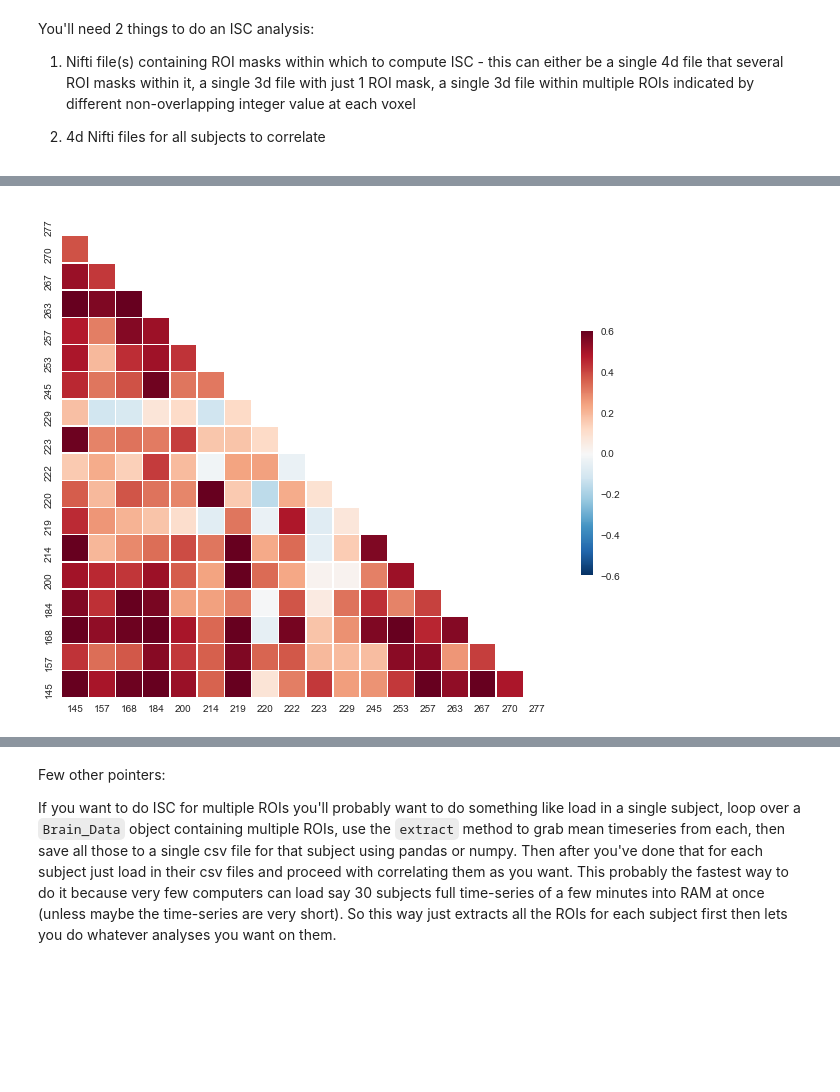
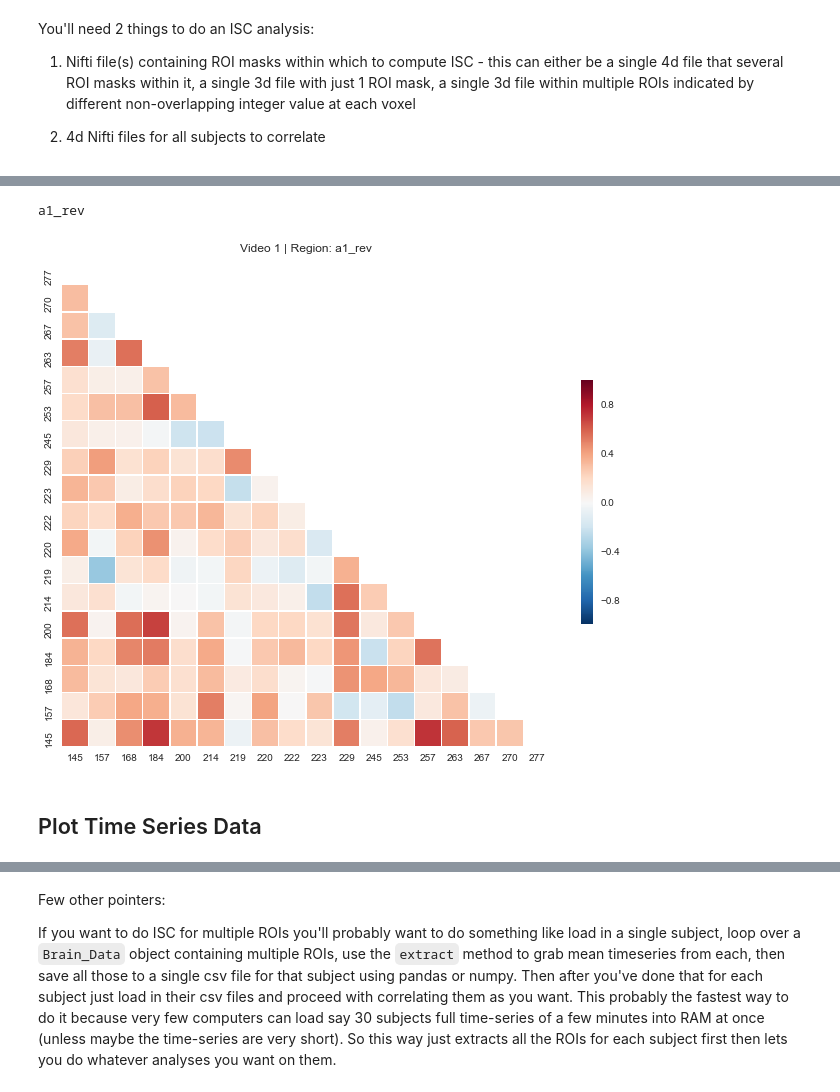
Before and after one commit to Marissa-Clark/EmpathicAccuracy_ISC, a Jupyter notebook: 11_fMRI_Correlations.ipynb, the cells around one changed output, grey strips where cells are left out. Drawn from its saved outputs; the diff is of its cells as text; code cells hidden in the pictures; blank space fills up the shorter version.

```diff
--- a/11_fMRI_Correlations.ipynb
+++ b/11_fMRI_Correlations.ipynb
@@ -183,24 +192,36 @@ for video in range(15,17):
 # %%
-## Plot Group ISC
+print(mask_region)
 
-sns.set(style="white")
+for video in range(1,2):
 
-# Compute the correlation matrix
-corr = sub_corrs
-
-# Genesampling_rate a mask for the upper triangle
-mask2 = np.zeros_like(corr, dtype=np.bool)
-mask2[np.triu_indices_from(mask2)] = True
-
-# Set up the matplotlib figure
-f, ax = plt.subplots(figsize=(11, 9))
+    csv_path = os.path.join(folder_path, 'masked_csv', mask_region, 'video_' + str(video) + '_fMRIcorrelations.csv')
+    sub_corrs = pd.read_csv(csv_path, index_col=0)
 
 
-sns.heatmap(corr, vmax=.6, center=0,
-            square=True, mask=mask2, linewidths=.5, cbar_kws={"shrink": .5})
+    ## Plot Group ISC
 
-ax.set_xticklabels(subjects);
-ax.set_yticklabels(subjects);
+    sns.set(style="white")
+
+    # Compute the correlation matrix
+    corr = sub_corrs
+
+    # Genesampling_rate a mask for the upper triangle
+    mask2 = np.zeros_like(corr, dtype=np.bool)
+    mask2[np.triu_indices_from(mask2)] = True
+
+    # Set up the matplotlib figure
+    f, ax = plt.subplots(figsize=(11, 9))
+
+
+    sns.heatmap(corr, center=0,
+                square=True, mask=mask2, linewidths=.5, cbar_kws={"shrink": .5})
+
+    ax.set_xticklabels(subjects);
+    ax.set_yticklabels(subjects);
+    ax.set_title("Video " + str(video) + " | Region: " + mask_region)
 # %% [output]
+a1_rev
-[figure, old version]
+[figure, new version]
+# %% [markdown]
+## Plot Time Series Data
 # %%
```
Also changed, not shown: parts of 12 cells of this notebook, 7 other files.
